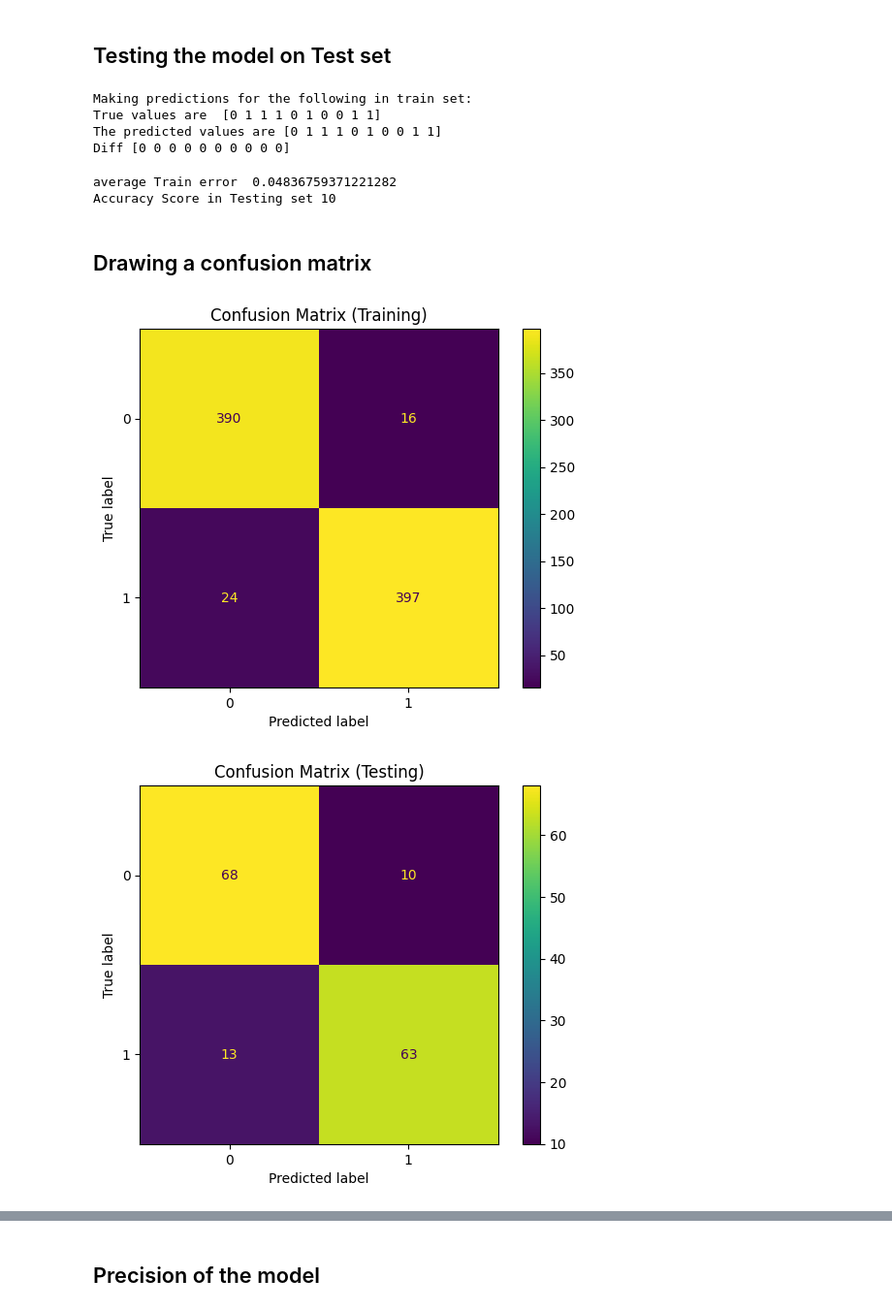
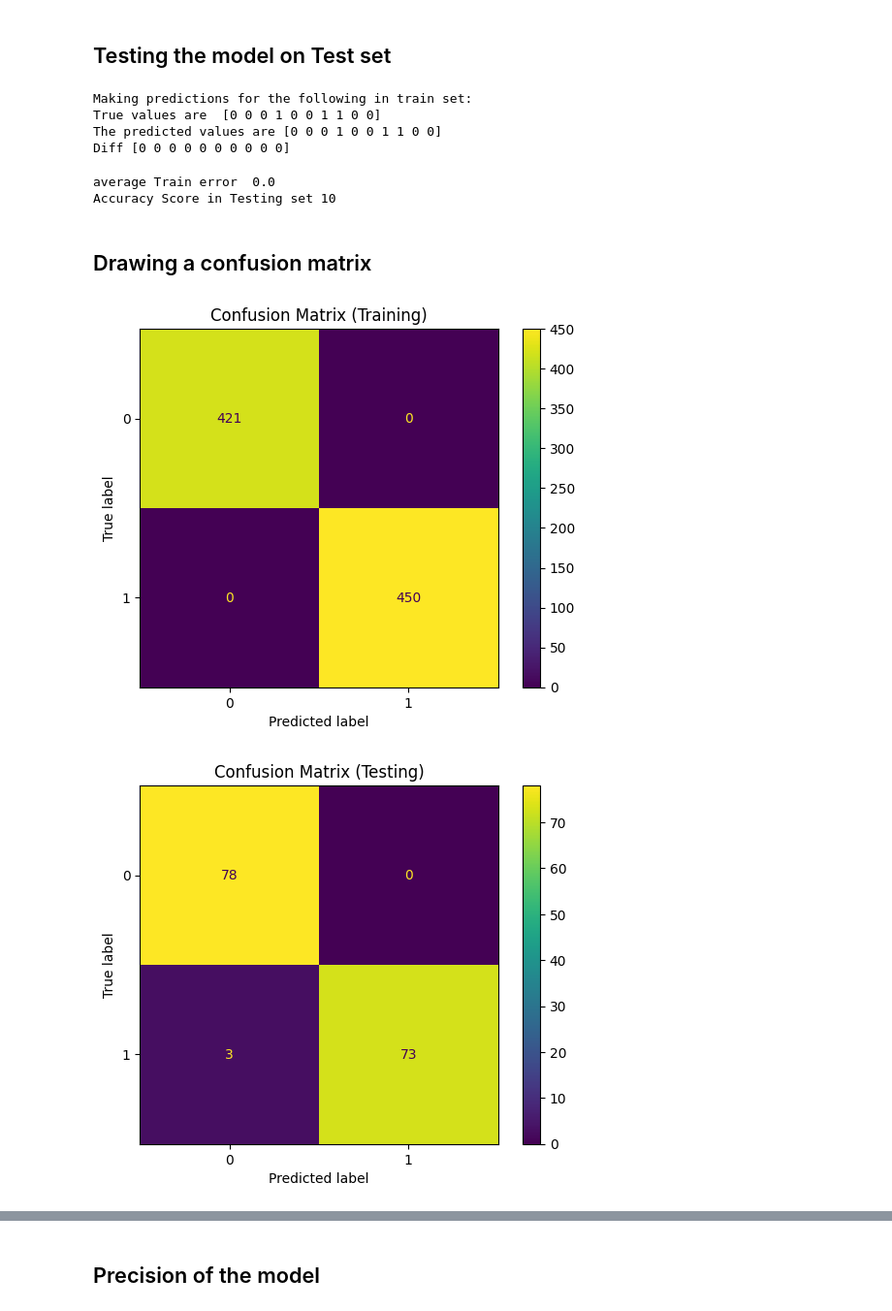
Before and after one commit to Bubu02/Heart_Disease_Recognition_Model, a Jupyter notebook: Heart Disease Prediction.ipynb, the cells around one changed output, grey strips where cells are left out. Shown at 97% size. Drawn from its saved outputs; the diff is of its cells as text; code cells hidden in the pictures.

Commit message:
testing a model performance in a different branch

```diff
--- a/Heart Disease Prediction.ipynb
+++ b/Heart Disease Prediction.ipynb
@@ -179,7 +169,7 @@ print(type(y_numpy))
 from sklearn.model_selection import train_test_split
 
 x_train, x_test, y_train, y_test = train_test_split(x_numpy, y_numpy, test_size = 0.15, random_state=42)
-x_train, x_val, y_train, y_val = train_test_split(x_train, y_train, test_size=0.05, random_state=42)
+# x_train, x_val, y_train, y_val = train_test_split(x_train, y_train, test_size=0.05, random_state=42)
 # %%
 print(y_train)
 print(x_train)
@@ -295,10 +285,10 @@ print (clf.best_params_)
 # %%
 num_trees = 50
-kn_model = KNeighborsClassifier(metric = 'manhattan', n_neighbors = 9, weights = 'distance')
-kn_model = KNeighborsClassifier()
+rf_model = RandomForestClassifier(max_depth=80, min_samples_split=8, n_estimators=1000)
+rf_model = RandomForestClassifier()
 # %% [markdown]
 ## Model Training
 # %%
 # Fit theKNeighborsClassifier model
-kn_model.fit(x_train, y_train)
+rf_model.fit(x_train, y_train)
 # %% [output]
@@ -314,27 +302,27 @@ dump(kn_model, 'Heart Disease Recognition model.joblib')
 ## Testing the model on Test set
 # %%
 print("Making predictions for the following in train set:")
-predicted_values = kn_model.predict(x_train[0:10,:])
+predicted_values = rf_model.predict(x_train[0:10,:])
 true_values = y_train[0:10]
 print("True values are ", true_values)
 print("The predicted values are", predicted_values)
 print("Diff", abs(predicted_values-true_values))
 # %% [output]
 Making predictions for the following in train set:
-True values are  [0 1 1 1 0 1 0 0 1 1]
-The predicted values are [0 1 1 1 0 1 0 0 1 1]
+True values are  [0 0 0 1 0 0 1 1 0 0]
+The predicted values are [0 0 0 1 0 0 1 1 0 0]
 Diff [0 0 0 0 0 0 0 0 0 0]
 # %%
 from sklearn.metrics import accuracy_score
 # Average training error
-dfTest = y_train-kn_model.predict(x_train)
+dfTest = y_train-rf_model.predict(x_train)
 print("average Train error ", np.absolute(dfTest).mean())
 
 # Accuracy Score in Testing set
 testing_accuracy = accuracy_score(true_values, predicted_values, normalize=False)
 print("Accuracy Score in Testing set", testing_accuracy)
 # %% [output]
-average Train error  0.04836759371221282
+average Train error  0.0
 Accuracy Score in Testing set 10
 # %% [markdown]
 ## Drawing a confusion matrix
@@ -343,25 +331,25 @@ Accuracy Score in Testing set 10
 # %%
 import matplotlib.pyplot as plt
 from sklearn.metrics import ConfusionMatrixDisplay
 from sklearn.metrics import confusion_matrix
 
 # Assuming y_train and y_test are arrays/lists of discrete class labels
 # Ensure that rf_model is a trained classifier
 # x_train and x_test should be your feature data
 
 # Plot the confusion matrix for training data including numbers in the plot
-cm_train = confusion_matrix(y_train, kn_model.predict(x_train))
-ConfusionMatrixDisplay(confusion_matrix=cm_train, display_labels=kn_model.classes_).plot(cmap='viridis', values_format='d')
+cm_train = confusion_matrix(y_train, rf_model.predict(x_train))
+ConfusionMatrixDisplay(confusion_matrix=cm_train, display_labels=rf_model.classes_).plot(cmap='viridis', values_format='d')
 plt.title("Confusion Matrix (Training)")
 
 # Plot the confusion matrix for testing data, include numbers in the plot
-cm_test = confusion_matrix(y_test, kn_model.predict(x_test))
-ConfusionMatrixDisplay(confusion_matrix=cm_test, display_labels=kn_model.classes_).plot(cmap='viridis', values_format='d')
+cm_test = confusion_matrix(y_test, rf_model.predict(x_test))
+ConfusionMatrixDisplay(confusion_matrix=cm_test, display_labels=rf_model.classes_).plot(cmap='viridis', values_format='d')
 plt.title("Confusion Matrix (Testing)")
 
 plt.show()
 # %% [output]
-[figure, old version]
+[figure, new version]
-[figure, old version]
+[figure, new version]
 # %%
 # average Training accuracy
```
Also changed, not shown: parts of 12 cells of this notebook.
